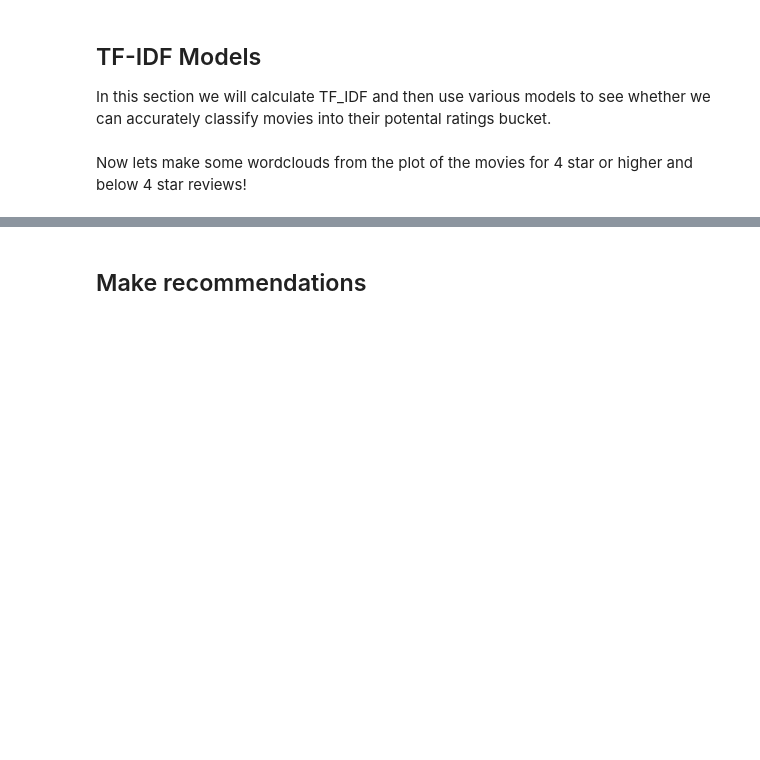
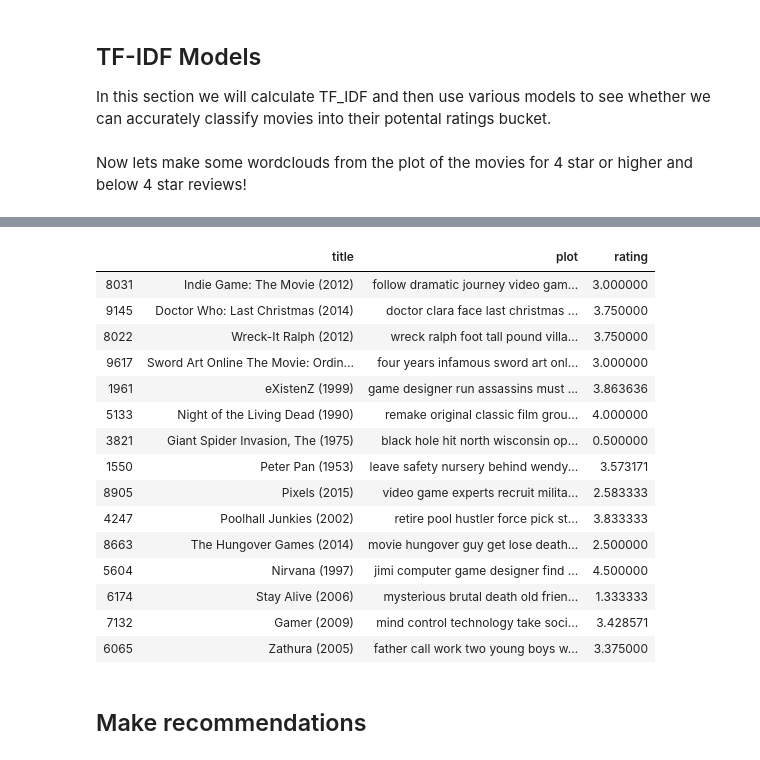
Before and after one commit to CaryMosley/Mod4ProjectRecommendation, a Jupyter notebook: RecSystem.ipynb, the cells around one changed output, grey strips where cells are left out. Cells and saved outputs as stored; diff of their text form; code cells hidden in the pictures; blank space fills up the shorter version.

```diff
--- a/RecSystem.ipynb
+++ b/RecSystem.ipynb
@@ -1034,0 +1194,7 @@ Looking at the wordclouds for positive versus negative it seems like many of the
+# %%
+
+tf = TfidfVectorizer(analyzer='word', ngram_range=(1, 2), min_df=0, stop_words='english')
+tfidf_matrix = tf.fit_transform(df['plot'])
+# %%
+
+cosine_sim = linear_kernel(tfidf_matrix, tfidf_matrix)
@@ -1035,3 +1210,36 @@ Looking at the wordclouds for positive versus negative it seems like many of the
+# %%
+titles = df[['title', 'plot', 'rating']]
+indices = pd.Series(df.index, index=df['title'])
+# %%
+
+def content_recommendations(title,n):
+    '''This function takes in a title and a number of recs and outputs
+    the number of closests films based on plot similarity'''
+    idx = indices[title]
+    sim_scores = list(enumerate(cosine_sim[idx]))
+    sim_scores = sorted(sim_scores, key=lambda x: x[1], reverse=True)
+    sim_scores = sim_scores[1:n+1]
+    product_indices = [i[0] for i in sim_scores]
+    return titles.iloc[product_indices]
+# %%
+content_recommendations('Jumanji (1995)',15)
+# %% [output]
+|  | title | plot | rating |
+| 8031 | Indie Game: The Movie (2012) | follow dramatic journey video gam... | 3.000000 |
+| 9145 | Doctor Who: Last Christmas (2014) | doctor clara face last christmas ... | 3.750000 |
+| 8022 | Wreck-It Ralph (2012) | wreck ralph foot tall pound villa... | 3.750000 |
+| 9617 | Sword Art Online The Movie: Ordin... | four years infamous sword art onl... | 3.000000 |
+| 1961 | eXistenZ (1999) | game designer run assassins must ... | 3.863636 |
+| 5133 | Night of the Living Dead (1990) | remake original classic film grou... | 4.000000 |
+| 3821 | Giant Spider Invasion, The (1975) | black hole hit north wisconsin op... | 0.500000 |
+| 1550 | Peter Pan (1953) | leave safety nursery behind wendy... | 3.573171 |
+| 8905 | Pixels (2015) | video game experts recruit milita... | 2.583333 |
+| 4247 | Poolhall Junkies (2002) | retire pool hustler force pick st... | 3.833333 |
+| 8663 | The Hungover Games (2014) | movie hungover guy get lose death... | 2.500000 |
+| 5604 | Nirvana (1997) | jimi computer game designer find ... | 4.500000 |
+| 6174 | Stay Alive (2006) | mysterious brutal death old frien... | 1.333333 |
+| 7132 | Gamer (2009) | mind control technology take soci... | 3.428571 |
+| 6065 | Zathura (2005) | father call work two young boys w... | 3.375000 |
 # %% [markdown]
 ## Make recommendations
 # %%
```
Also changed, not shown: parts of 24 cells of this notebook.
